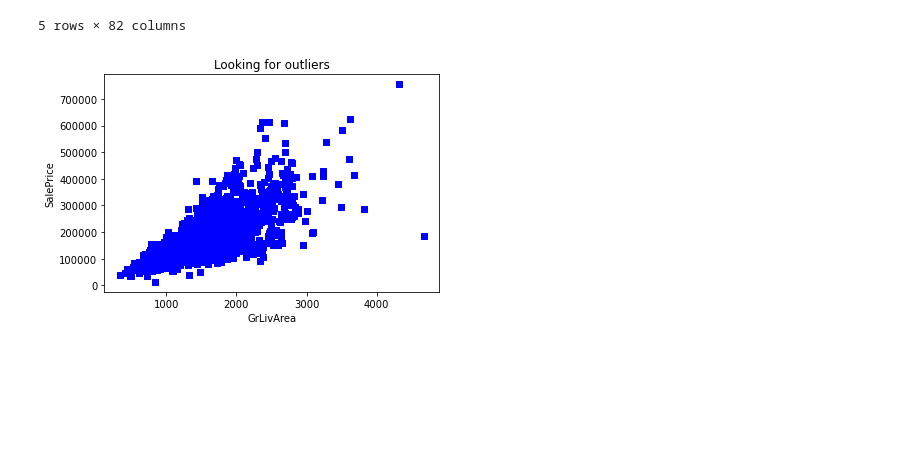
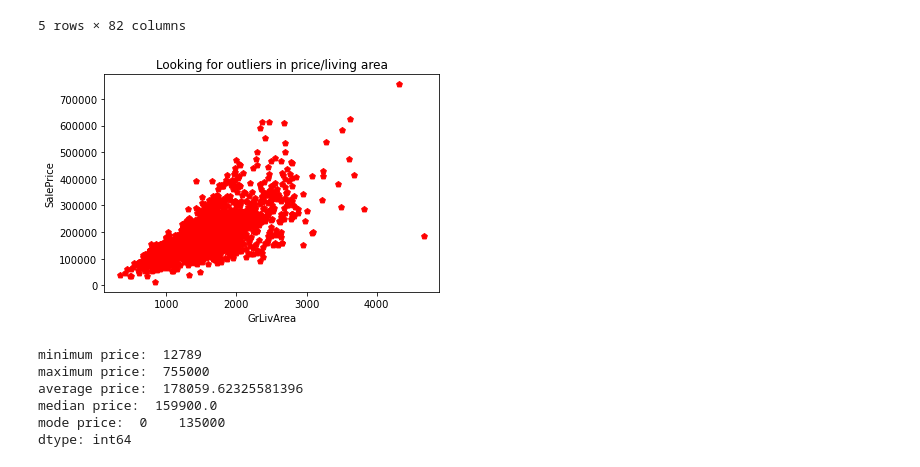
Before and after one commit to amandamanfredo1/Machine_Learning_Ames_Housing_Kaggle, a Jupyter notebook: Amanda_M/ames machine learning project- me.ipynb, the cells around one changed output. Drawn from its saved outputs; the diff is of its cells as text; code cells hidden in the pictures; blank space fills up the shorter version.

```diff
--- a/Amanda_M/ames machine learning project- me.ipynb
+++ b/Amanda_M/ames machine learning project- me.ipynb
@@ -26,10 +34,24 @@ amesprice.head()
 | 4 | 5 | 534177230 | 1665 | 227000 | 60 | RL | 70.0 | 8400 | Pave | ... |
 5 rows × 82 columns
 # %%
-plt.scatter(amesprice.GrLivArea, amesprice.SalePrice, c = "blue", marker = "s")
-plt.title("Looking for outliers")
+plt.scatter(amesprice.GrLivArea, amesprice.SalePrice, c = "red", marker = "p")
+plt.title("Looking for outliers in price/living area")
 plt.xlabel("GrLivArea")
 plt.ylabel("SalePrice")
 plt.show()
 # %% [output]
-[figure, old version]
+[figure, new version]
+# %%
+print("minimum price: ",amesprice.SalePrice.min())
+print("maximum price: ",amesprice.SalePrice.max())
+print("average price: ",amesprice.SalePrice.mean())
+print("median price: ",amesprice.SalePrice.median())
+print("mode price: ",amesprice.SalePrice.mode())
+#finding the minimum and max, mean, median and mode price
+# %% [output]
+minimum price:  12789
+maximum price:  755000
+average price:  178059.62325581396
+median price:  159900.0
+mode price:  0    135000
+dtype: int64
```
Also changed, not shown: parts of 70 cells of this notebook.
